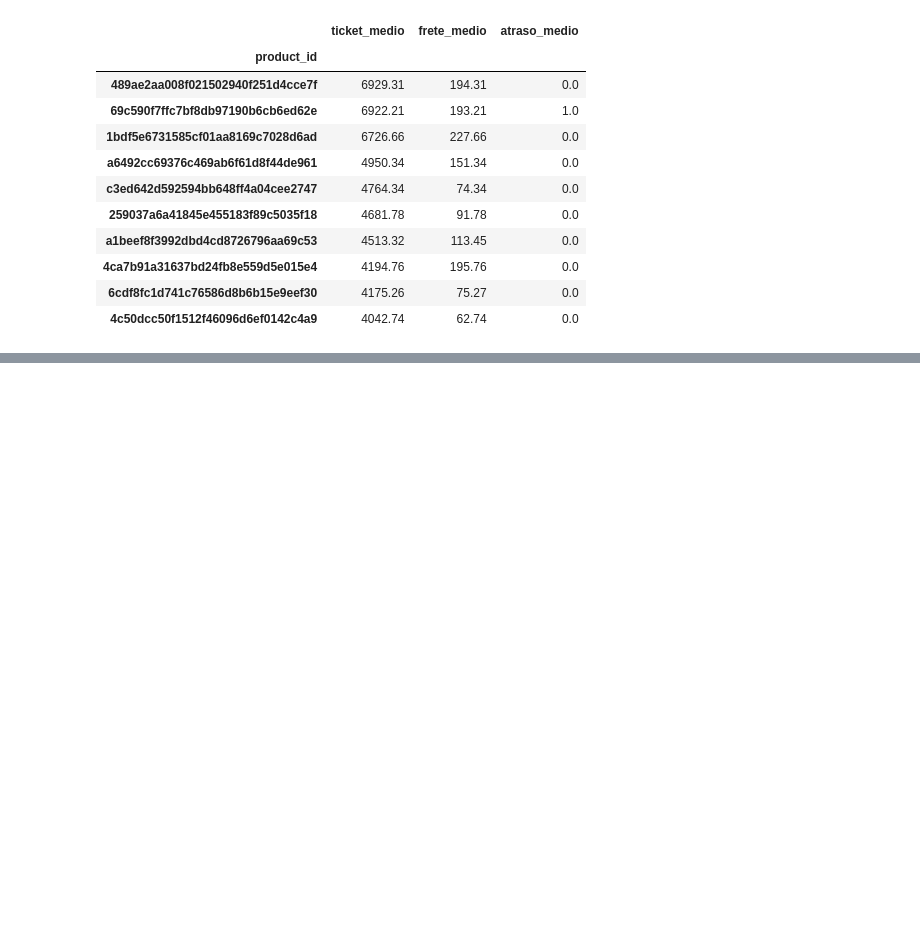
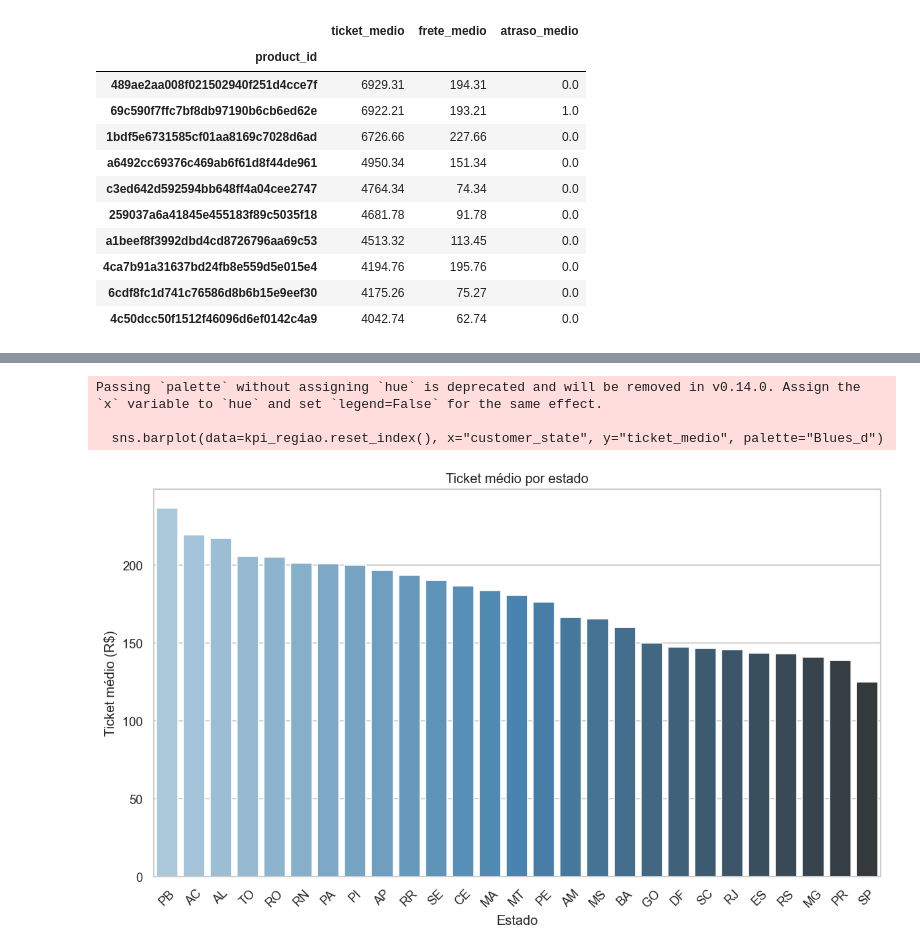
Before and after one commit to aline-henriques/ECOMMERCE-ANALYTICS, a Jupyter notebook: notebooks/analise_olist.ipynb, the cells around one changed output, grey strips where cells are left out. Saved outputs shown, nothing was run; the diff lists cells and outputs as text; code cells hidden in the pictures; blank space fills up the shorter version.

Commit message:
Imagem dos gráficos.

```diff
--- a/notebooks/analise_olist.ipynb
+++ b/notebooks/analise_olist.ipynb
@@ -247,0 +298,16 @@ kpi_regiao.head(10)
+# %%
+df["delivery_lead_time"] = (df["order_delivered_customer_date"] - df["order_purchase_timestamp"]).dt.days
+# %%
+df["is_late"] = (df["order_delivered_customer_date"] > df["order_estimated_delivery_date"]).astype(int)
+# %%
+df["total_value"] = df["price"] + df["freight_value"]
+# %%
+kpi_regiao = (
+    df.groupby("customer_state")
+      .agg(ticket_medio=("total_value", "mean"),
+           frete_medio=("freight_value", "mean"),
+           atraso_medio=("is_late", "mean"))
+      .sort_values("ticket_medio", ascending=False)
+)
+
+kpi_regiao.head()
@@ -247,0 +322,14 @@ kpi_regiao.head(10)
+# %%
+plt.figure()
+sns.barplot(data=kpi_regiao.reset_index(), x="customer_state", y="ticket_medio", palette="Blues_d")
+plt.title("Ticket médio por estado")
+plt.xlabel("Estado")
+plt.ylabel("Ticket médio (R$)")
+plt.xticks(rotation=45)
+plt.tight_layout()
+plt.show()
+# %% [output]
+Passing `palette` without assigning `hue` is deprecated and will be removed in v0.14.0. Assign the `x` variable to `hue` and set `legend=False` for the same effect.
+
+  sns.barplot(data=kpi_regiao.reset_index(), x="customer_state", y="ticket_medio", palette="Blues_d")
+[figure, added]
```
Also changed, not shown: parts of 20 cells of this notebook, 11 other files.
